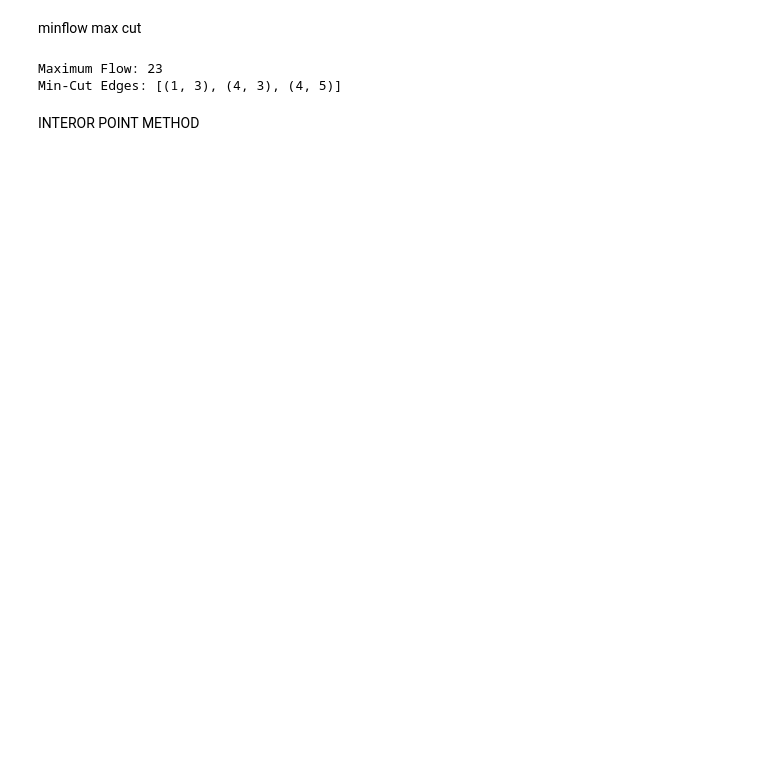
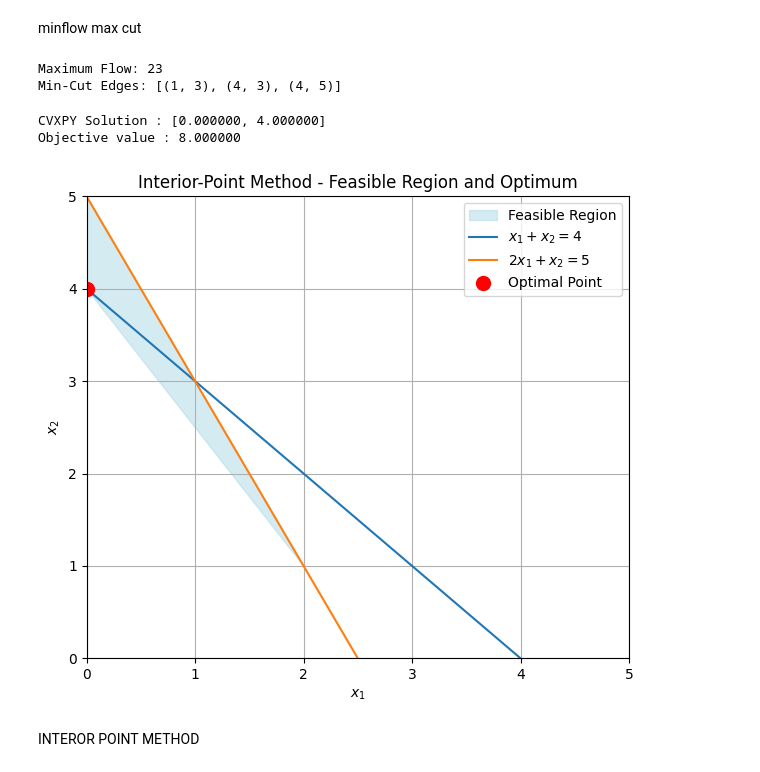
Before and after one commit to Ravi-attada/Algorithms-and-Analysis, a Jupyter notebook: Algorithms_lab.ipynb, the cells around one changed output. Cells and saved outputs as stored; diff of their text form; code cells hidden in the pictures; blank space fills up the shorter version.

```diff
--- a/Algorithms_lab.ipynb
+++ b/Algorithms_lab.ipynb
@@ -100,5 +100,64 @@ print("Min-Cut Edges:", cut_edges)
 # %% [output]
 Maximum Flow: 23
 Min-Cut Edges: [(1, 3), (4, 3), (4, 5)]
+# %%
+
+import cvxpy as cp
+import numpy as np
+import matplotlib.pyplot as plt
+
+# Variables
+x1 = cp.Variable()
+x2 = cp.Variable()
+
+# Objective
+objective = cp.Minimize(3 * x1 + 2 * x2)
+
+# Constraints
+constraints = [
+    x1 + x2 >= 4,
+    2 * x1 + x2 <= 5,
+    x1 >= 0,
+    x2 >= 0
+]
+
+prob = cp.Problem(objective, constraints)
+prob.solve()
+
+sol = np.array([x1.value, x2.value], dtype=float)
+z_opt = 3 * sol[0] + 2 * sol[1]
+
+print("CVXPY Solution : [{:.6f}, {:.6f}]".format(sol[0], sol[1]))
+print("Objective value : {:.6f}".format(z_opt))
+
+xx = np.linspace(0, 5, 400)
+c1 = 4 - xx         # x1 + x2 = 4
+c2 = 5 - 2 * xx     # 2x1 + x2 = 5
+
+plt.figure(figsize=(7, 6))
+
+x_fill = [0, 0, 1, 2]      # Correct polygon points
+y_fill = [4, 5, 3, 1]
+
+plt.fill(x_fill, y_fill, color='lightblue', alpha=0.5, label='Feasible Region')
+
+plt.plot(xx, c1, label=r'$x_1 + x_2 = 4$')
+plt.plot(xx, c2, label=r'$2x_1 + x_2 = 5$')
+
+
+plt.plot(sol[0], sol[1], 'ro', markersize=10, label='Optimal Point')
+
+plt.xlim(0, 5)
+plt.ylim(0, 5)
+plt.xlabel('$x_1$')
+plt.ylabel('$x_2$')
+plt.title('Interior-Point Method - Feasible Region and Optimum')
+plt.legend()
+plt.grid(True)
+plt.show()
+# %% [output]
+CVXPY Solution : [0.000000, 4.000000]
+Objective value : 8.000000
+[figure, added]
 # %% [markdown]
 INTEROR POINT METHOD
```
Also changed, not shown: parts of 2 cells of this notebook.
